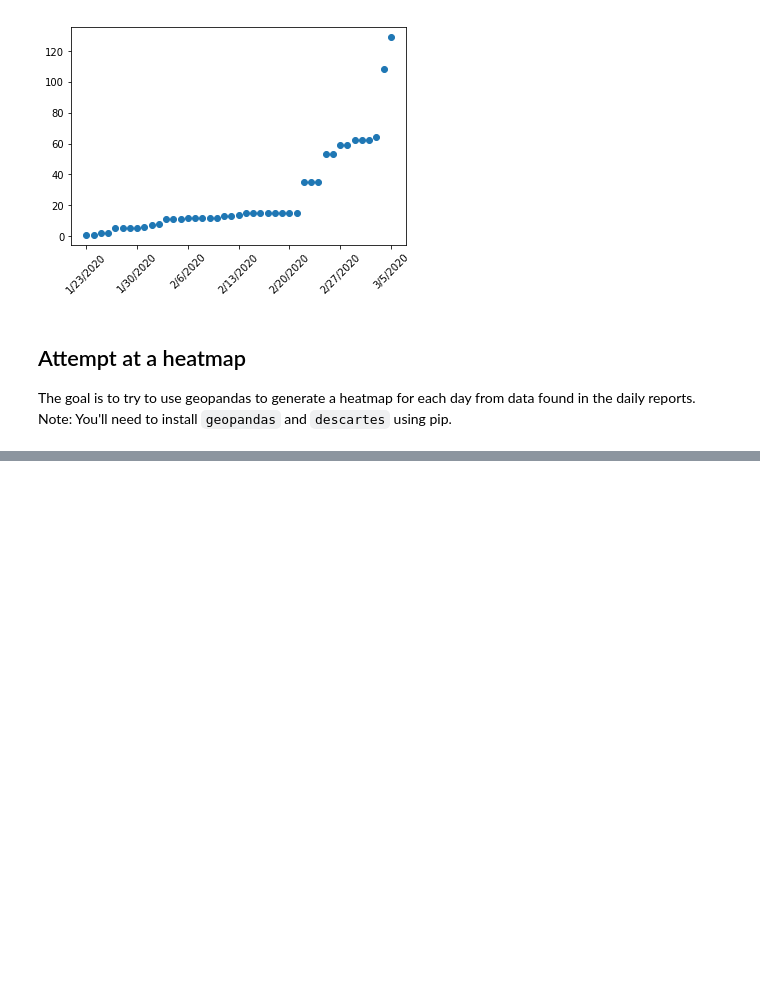
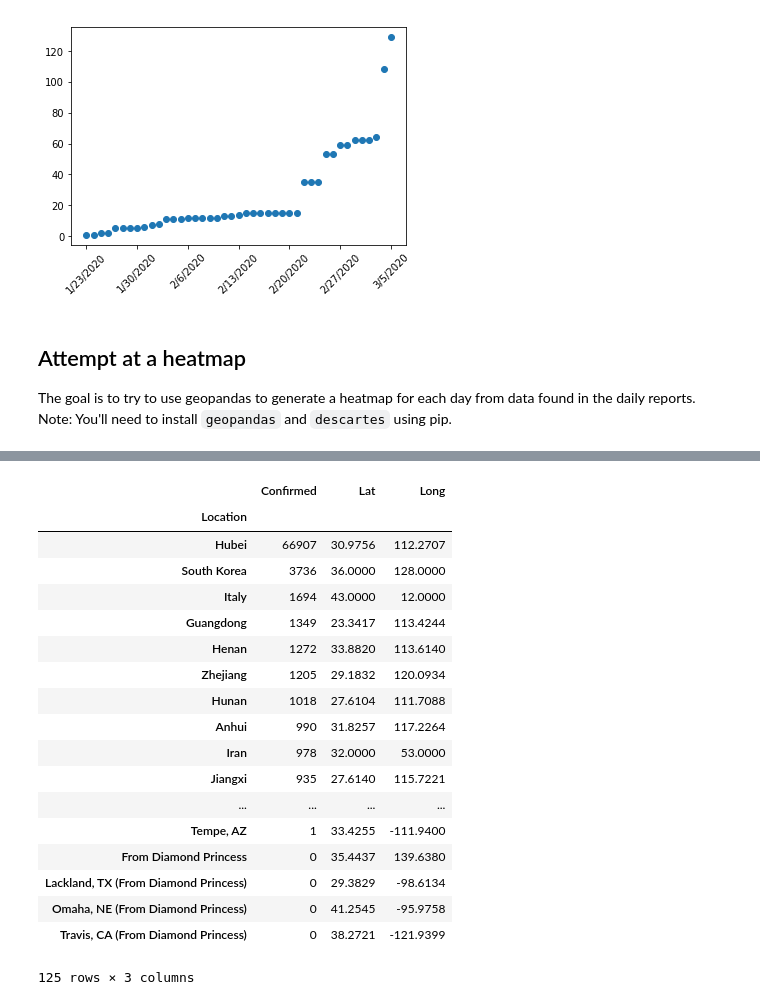
Before and after one commit to DrewRichard7/COVID19, a Jupyter notebook: sarscov2.ipynb, the cells around one changed output, grey strips where cells are left out. Cells and saved outputs as stored; diff of their text form; code cells hidden in the pictures; blank space fills up the shorter version.

```diff
--- a/sarscov2.ipynb
+++ b/sarscov2.ipynb
@@ -42,0 +50,28 @@ world.plot()
+# %%
+# Now read in data
+import pandas as pd
+
+spatial_df = pd.read_csv(current_date.strftime(time_format))
+spatial_df_new = pd.DataFrame({"Location": spatial_df['Province/State'], "Confirmed": spatial_df["Confirmed"], "Lat": spatial_df["Latitude"], "Long": spatial_df["Longitude"]})
+spatial_df_new.Location.fillna(spatial_df["Country/Region"], inplace=True)
+spatial_df_new.set_index("Location")
+# %% [output]
+|  | Confirmed | Lat | Long |
+| Location |  |  |  |
+| Hubei | 66907 | 30.9756 | 112.2707 |
+| South Korea | 3736 | 36.0000 | 128.0000 |
+| Italy | 1694 | 43.0000 | 12.0000 |
+| Guangdong | 1349 | 23.3417 | 113.4244 |
+| Henan | 1272 | 33.8820 | 113.6140 |
+| Zhejiang | 1205 | 29.1832 | 120.0934 |
+| Hunan | 1018 | 27.6104 | 111.7088 |
+| Anhui | 990 | 31.8257 | 117.2264 |
+| Iran | 978 | 32.0000 | 53.0000 |
+| Jiangxi | 935 | 27.6140 | 115.7221 |
+| ... | ... | ... | ... |
+| Tempe, AZ | 1 | 33.4255 | -111.9400 |
+| From Diamond Princess | 0 | 35.4437 | 139.6380 |
+| Lackland, TX (From Diamond Princess) | 0 | 29.3829 | -98.6134 |
+| Omaha, NE (From Diamond Princess) | 0 | 41.2545 | -95.9758 |
+| Travis, CA (From Diamond Princess) | 0 | 38.2721 | -121.9399 |
+125 rows × 3 columns
```
Also changed, not shown: parts of 2 cells of this notebook.
